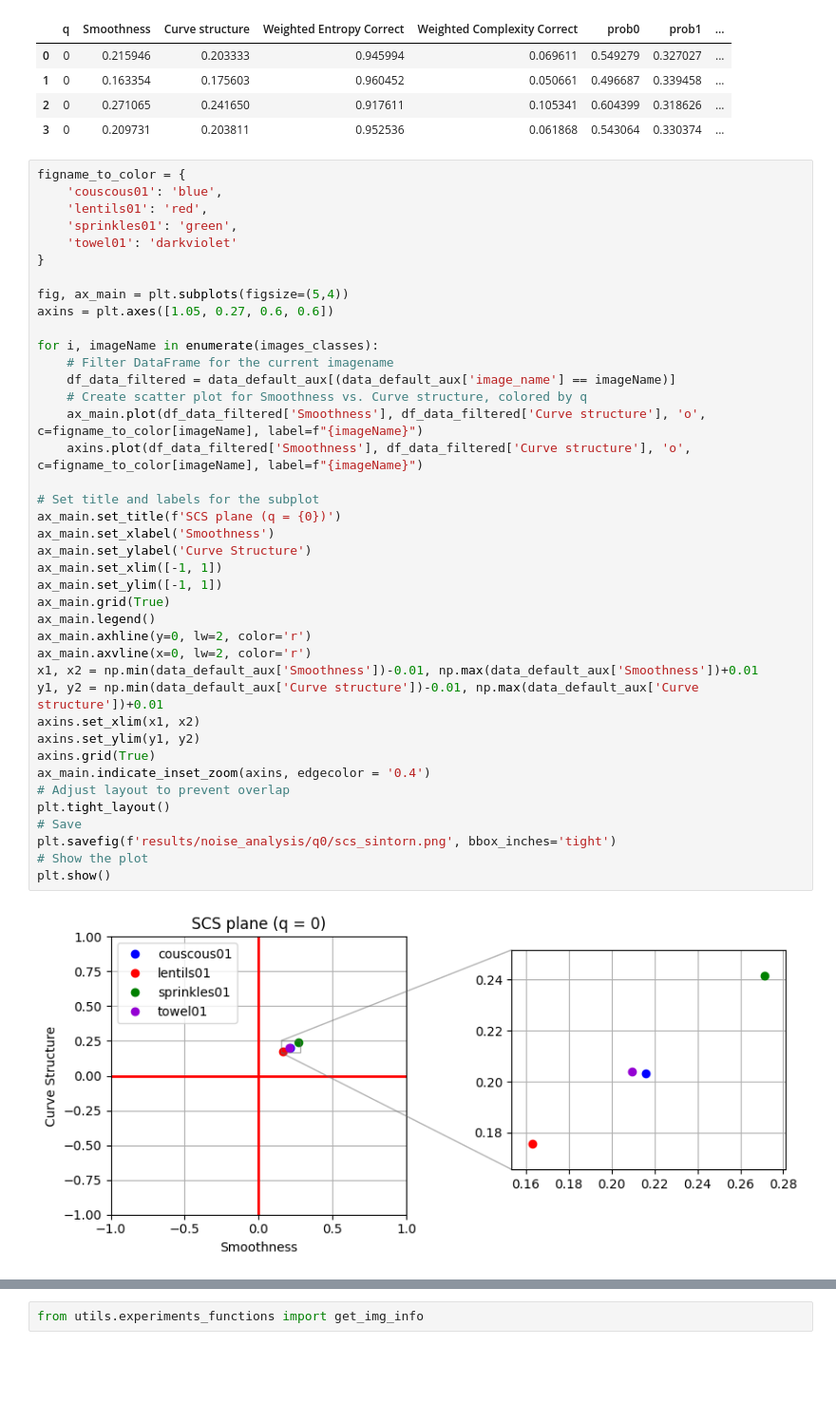
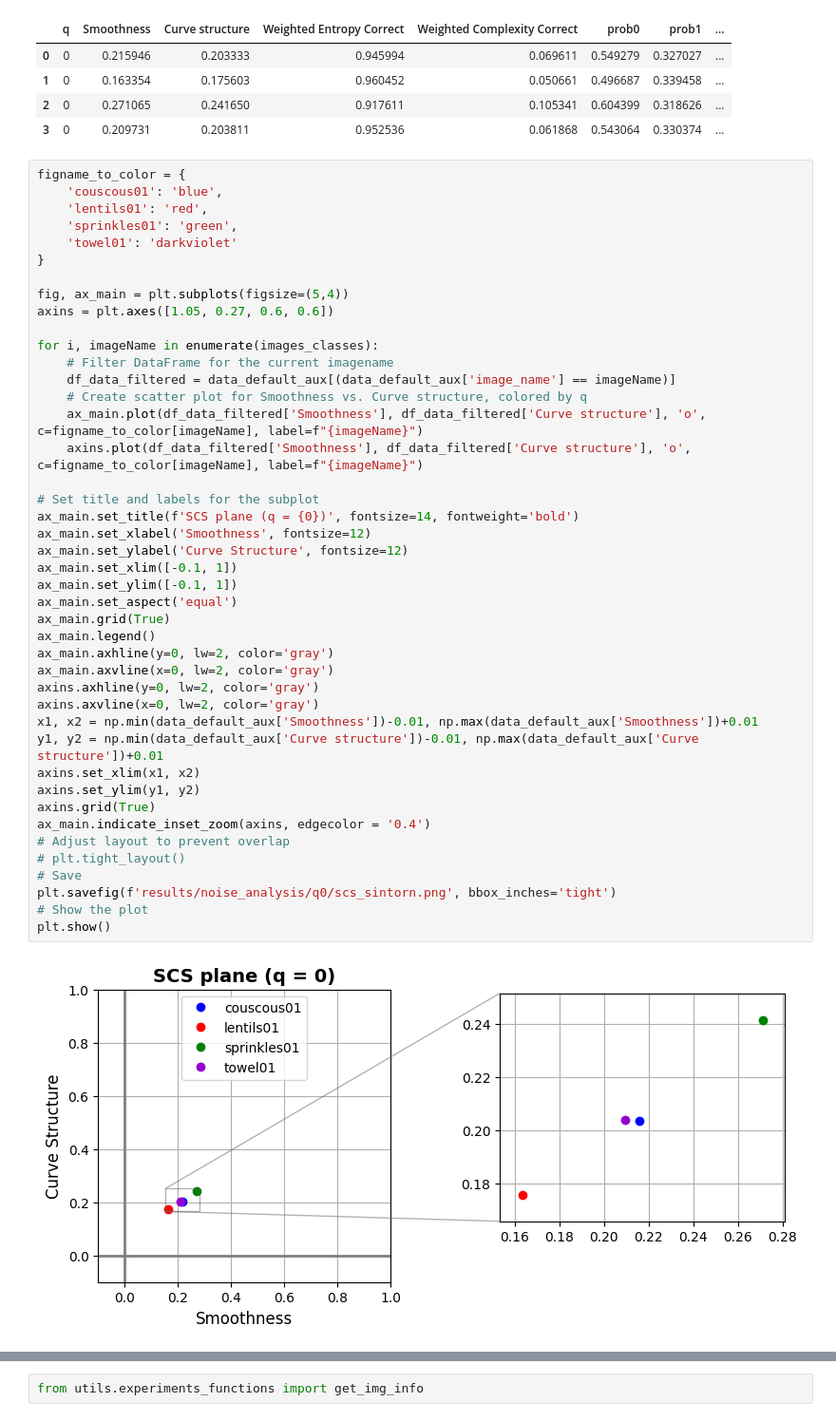
Before and after one commit to alvaroalbuquerque/SCS_plane_study, a Jupyter notebook: sintorn_dataset.ipynb, the cells around one changed output, grey strips where cells are left out. Shown at 95% size. Saved outputs shown, nothing was run; the diff lists cells and outputs as text; blank space fills up the shorter version.

Commit message:
gaussian and original images with new plot

```diff
--- a/sintorn_dataset.ipynb
+++ b/sintorn_dataset.ipynb
@@ -68,42 +68,45 @@ figname_to_color = {
     'lentils01': 'red',
     'sprinkles01': 'green',
     'towel01': 'darkviolet'
 }
 
 fig, ax_main = plt.subplots(figsize=(5,4))
 axins = plt.axes([1.05, 0.27, 0.6, 0.6])
 
 for i, imageName in enumerate(images_classes):
     # Filter DataFrame for the current imagename
     df_data_filtered = data_default_aux[(data_default_aux['image_name'] == imageName)]
     # Create scatter plot for Smoothness vs. Curve structure, colored by q
     ax_main.plot(df_data_filtered['Smoothness'], df_data_filtered['Curve structure'], 'o', c=figname_to_color[imageName], label=f"{imageName}")
     axins.plot(df_data_filtered['Smoothness'], df_data_filtered['Curve structure'], 'o', c=figname_to_color[imageName], label=f"{imageName}")
 
 # Set title and labels for the subplot
-ax_main.set_title(f'SCS plane (q = {0})')
-ax_main.set_xlabel('Smoothness')
-ax_main.set_ylabel('Curve Structure')
-ax_main.set_xlim([-1, 1])
-ax_main.set_ylim([-1, 1])
+ax_main.set_title(f'SCS plane (q = {0})', fontsize=14, fontweight='bold')
+ax_main.set_xlabel('Smoothness', fontsize=12)
+ax_main.set_ylabel('Curve Structure', fontsize=12)
+ax_main.set_xlim([-0.1, 1])
+ax_main.set_ylim([-0.1, 1])
+ax_main.set_aspect('equal')
 ax_main.grid(True)
 ax_main.legend()
-ax_main.axhline(y=0, lw=2, color='r')
-ax_main.axvline(x=0, lw=2, color='r')
+ax_main.axhline(y=0, lw=2, color='gray')
+ax_main.axvline(x=0, lw=2, color='gray')
+axins.axhline(y=0, lw=2, color='gray')
+axins.axvline(x=0, lw=2, color='gray')
 x1, x2 = np.min(data_default_aux['Smoothness'])-0.01, np.max(data_default_aux['Smoothness'])+0.01
 y1, y2 = np.min(data_default_aux['Curve structure'])-0.01, np.max(data_default_aux['Curve structure'])+0.01
 axins.set_xlim(x1, x2)
 axins.set_ylim(y1, y2)
 axins.grid(True)
 ax_main.indicate_inset_zoom(axins, edgecolor = '0.4')
 # Adjust layout to prevent overlap
-plt.tight_layout()
+# plt.tight_layout()
 # Save
 plt.savefig(f'results/noise_analysis/q0/scs_sintorn.png', bbox_inches='tight')
 # Show the plot
 plt.show()
 # %% [output]
-[figure, old version]
+[figure, new version]
 # %%
 figname_to_color = {
     'couscous01': 'blue',
```
Also changed, not shown: parts of 1 cell of this notebook.
